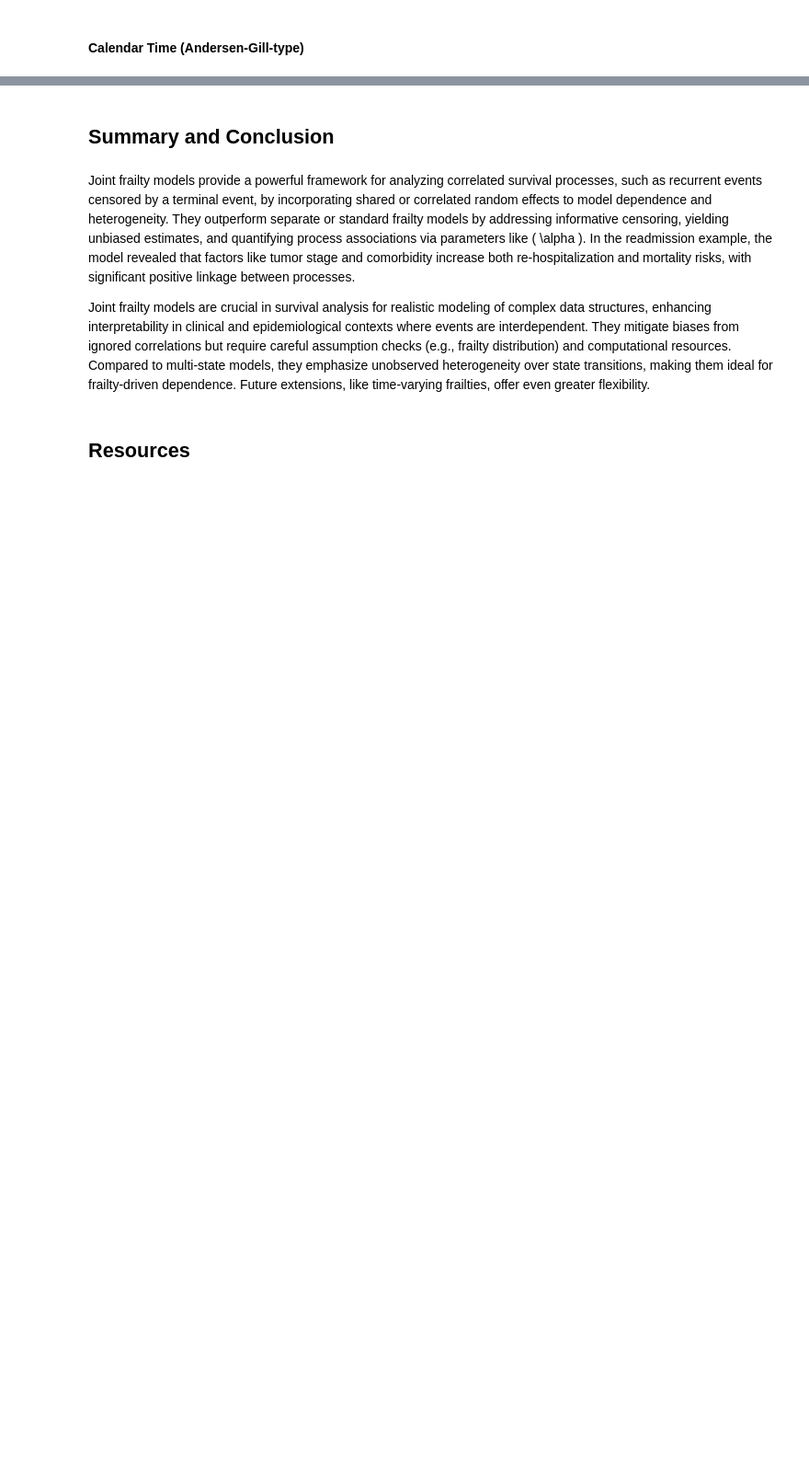
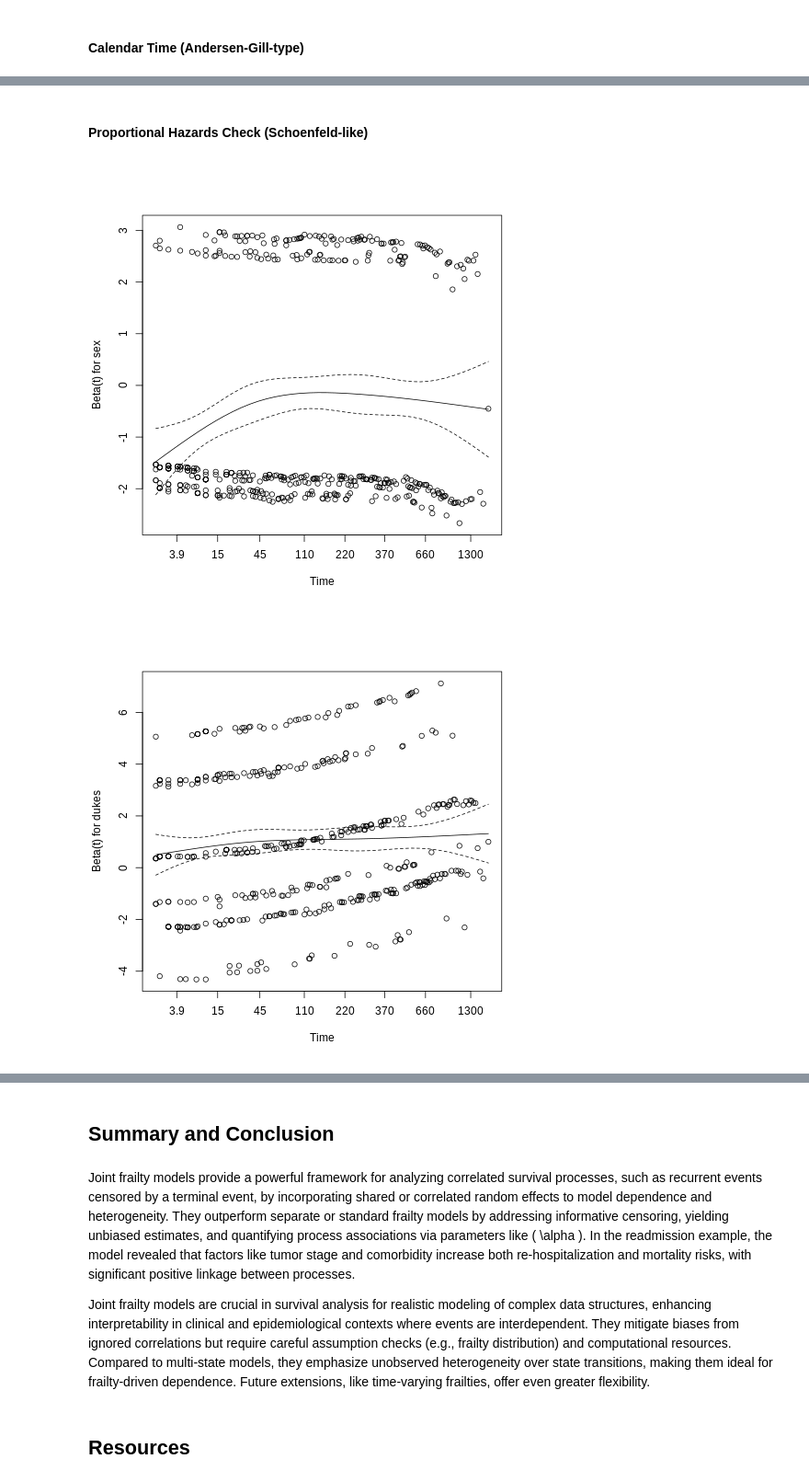
Before and after one commit to zia207/Survival_Analysis_R, a Jupyter notebook: Colab_Notebook/02_07_06_06_survival_analysis_joint_frailty_modeling_r.ipynb, the cells around one changed output, grey strips where cells are left out. Shown at 92% size. Saved outputs shown, nothing was run; the diff lists cells and outputs as text; code cells hidden in the pictures; blank space fills up the shorter version.

```diff
--- a/Colab_Notebook/02_07_06_06_survival_analysis_joint_frailty_modeling_r.ipynb
+++ b/Colab_Notebook/02_07_06_06_survival_analysis_joint_frailty_modeling_r.ipynb
@@ -469,0 +426,12 @@ c(AIC(fit_k1), AIC(fit_gen_gap), AIC(fit_k2))
+# %% [markdown]
+
+####  Proportional Hazards Check (Schoenfeld-like)
+# %%
+%%R
+# For recurrent model (approximate)
+library(survival)
+cox_rec <- coxph(Surv(time, event) ~ sex+dukes+charlson, data = readmission)
+plot(cox.zph(cox_rec))  # Not perfect, but gives idea
+# %% [output]
+[figure, added]
+[figure, added]
```
Also changed, not shown: parts of 83 cells of this notebook.
